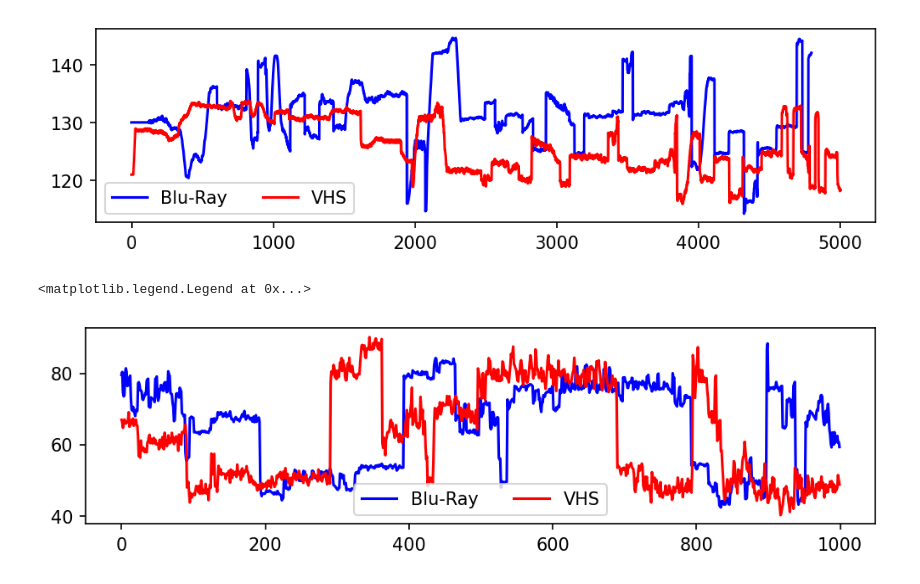
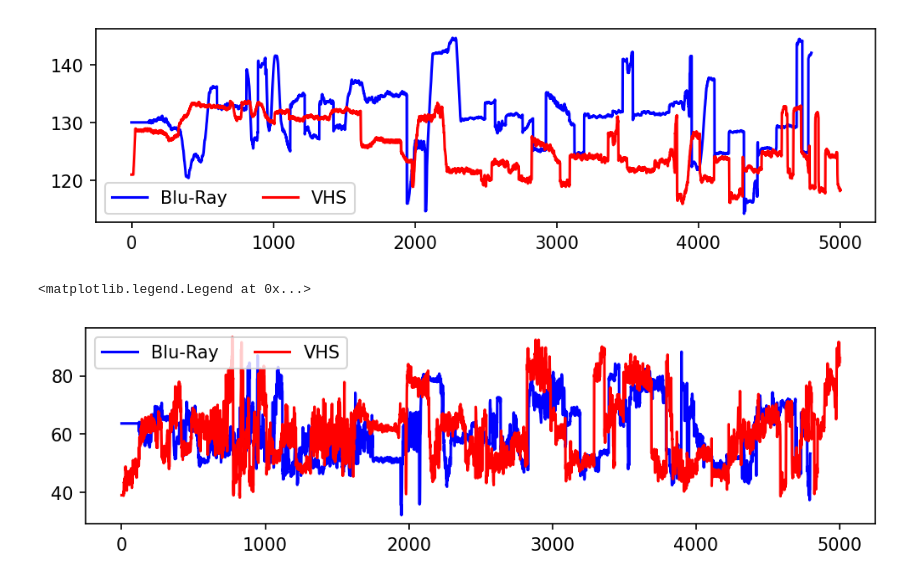
Before and after one commit to GeneralWatt/heidi-language-sync, a Jupyter notebook: Heidi.ipynb, the cells around one changed output. Saved outputs shown, nothing was run; the diff lists cells and outputs as text; code cells hidden in the pictures.

```diff
--- a/Heidi.ipynb
+++ b/Heidi.ipynb
@@ -189,10 +215,13 @@ plt.legend(ncol=2)
 <matplotlib.legend.Legend at 0x...>
 [figure]
 # %%
+br_sig = convert_2_1D_signal_cnn(br_frames)
+vhs_sig = convert_2_1D_signal_cnn(vhs_frames)
+
 plt.figure(figsize=(8,2))
-plt.plot(convert_2_1D_signal_cnn(br_frames[3000:4000]),color='b',label="Blu-Ray")
-plt.plot(convert_2_1D_signal_cnn(vhs_frames[3000:4000]),color='r',label="VHS")
+plt.plot(br_sig,color='b',label="Blu-Ray")
+plt.plot(vhs_sig,color='r',label="VHS")
 plt.legend(ncol=2)
 # %% [output]
 <matplotlib.legend.Legend at 0x...>
-[figure, old version]
+[figure, new version]
```
Also changed, not shown: parts of 12 cells of this notebook.
